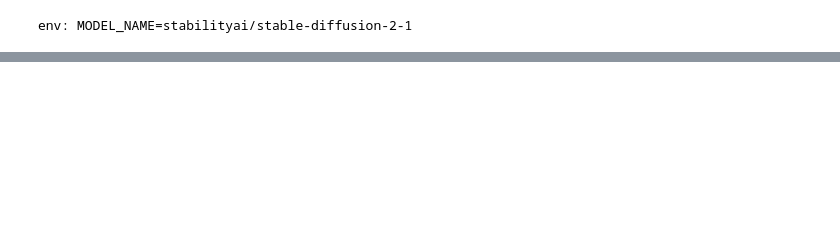
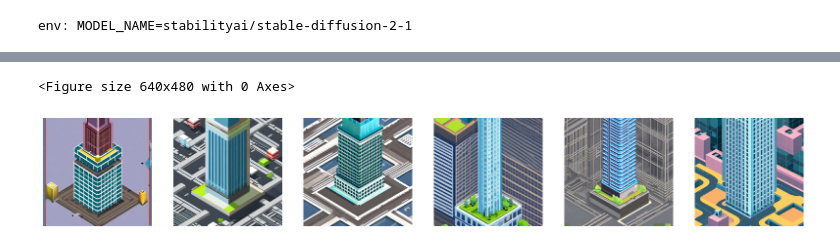
Before and after one commit to Derek327783/TTTjam, a Jupyter notebook: Stable_Diffusion_Finetune.ipynb, the cells around one changed output, grey strips where cells are left out. Saved outputs shown, nothing was run; the diff lists cells and outputs as text; code cells hidden in the pictures; blank space fills up the shorter version.

```diff
--- a/Stable_Diffusion_Finetune.ipynb
+++ b/Stable_Diffusion_Finetune.ipynb
@@ -27,0 +26,3 @@ The cache for model files in Transformers v4.22.0 has been updated. Migrating yo
+# %%
+pipe = StableDiffusionPipeline.from_pretrained(os.getenv('MODEL_NAME'), torch_dtype=torch.float16)
+pipe = pipe.to("cuda")
@@ -27,0 +35,8 @@ The cache for model files in Transformers v4.22.0 has been updated. Migrating yo
+# %%
+prompt = "isometric view of a skyscraper in the style of a city building game"
+images = pipe(prompt, num_images_per_prompt=6).images
+# %%
+plot_images(images)
+# %% [output]
+<Figure size 640x480 with 0 Axes>
+[figure, added]
```
Also changed, not shown: parts of 9 cells of this notebook.
